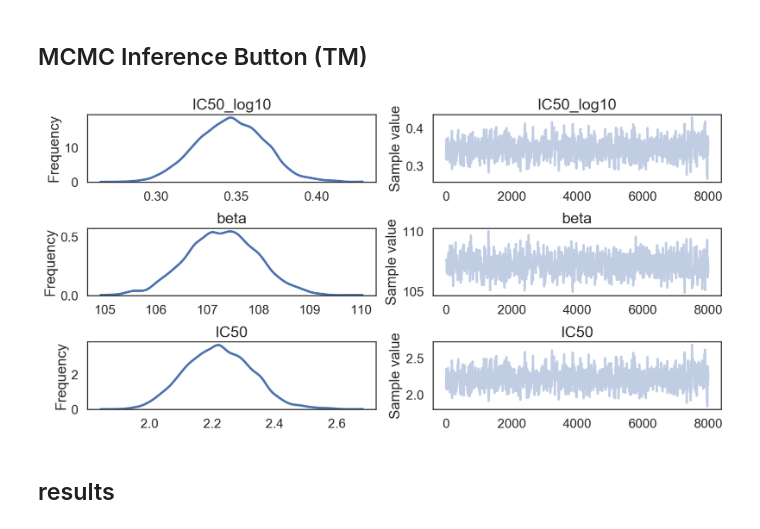
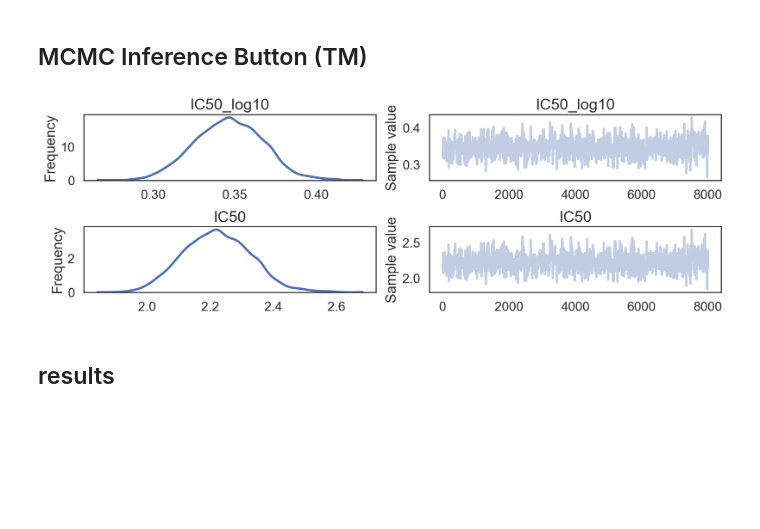
Before and after one commit to ericmjl/bayesian-stats-talk, a Jupyter notebook: slides.ipynb, the cells around one changed output. Drawn from its saved outputs; the diff is of its cells as text; code cells hidden in the pictures; blank space fills up the shorter version.

```diff
--- a/slides.ipynb
+++ b/slides.ipynb
@@ -284,10 +284,10 @@ with ic50_model:
     step = pm.Metropolis()
     ic50_trace = pm.sample(10000, step=step)
 # %%
-pm.traceplot(ic50_trace[2000:])  # live: sample from step 2000 onwards.
+pm.traceplot(ic50_trace[2000:], varnames=['IC50_log10', 'IC50'])  # live: sample from step 2000 onwards.
 plt.show()
 # %% [output]
-[figure, old version]
+[figure, new version]
 # %% [markdown]
 ## results
 # %%
```
Also changed, not shown: parts of 2 cells of this notebook, 1 other file.
